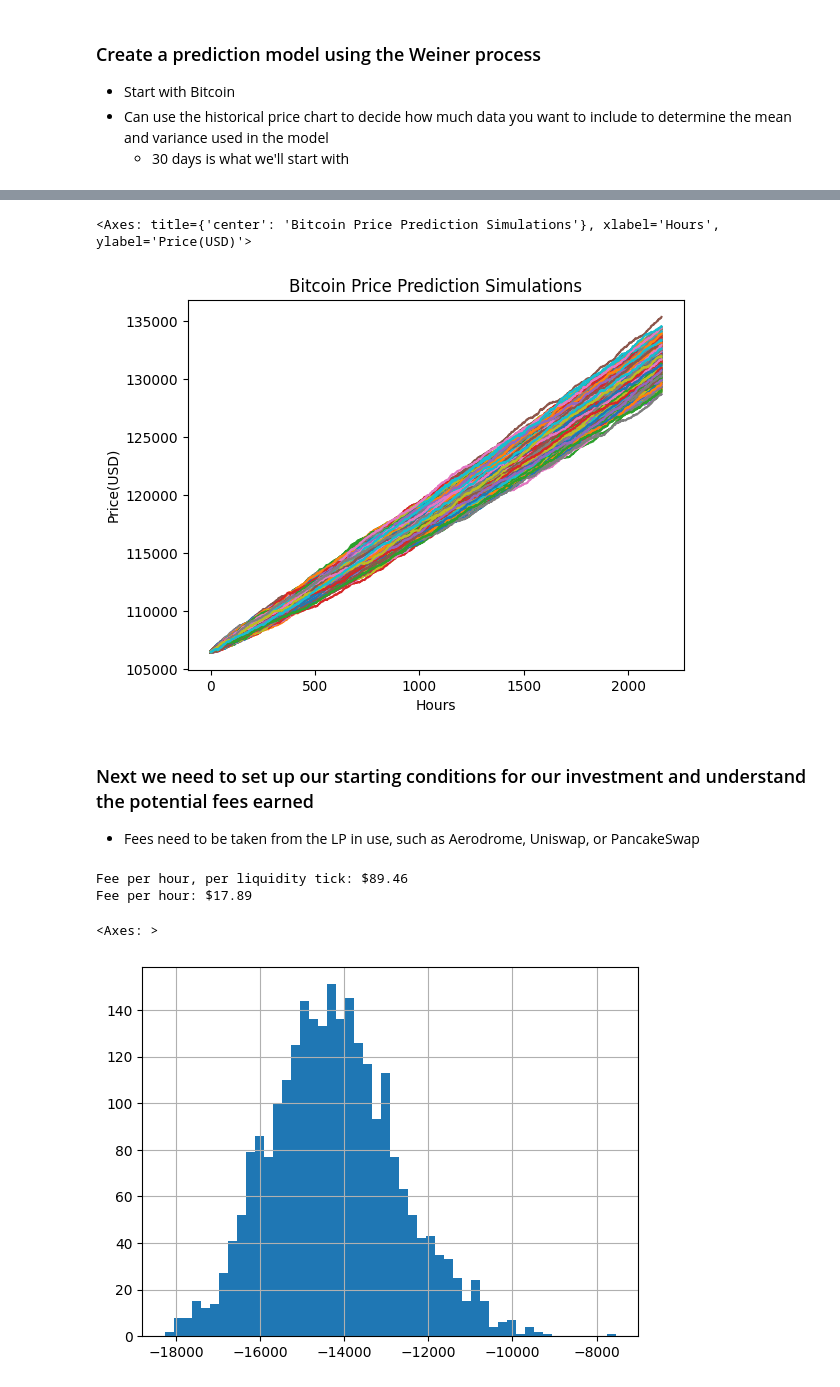
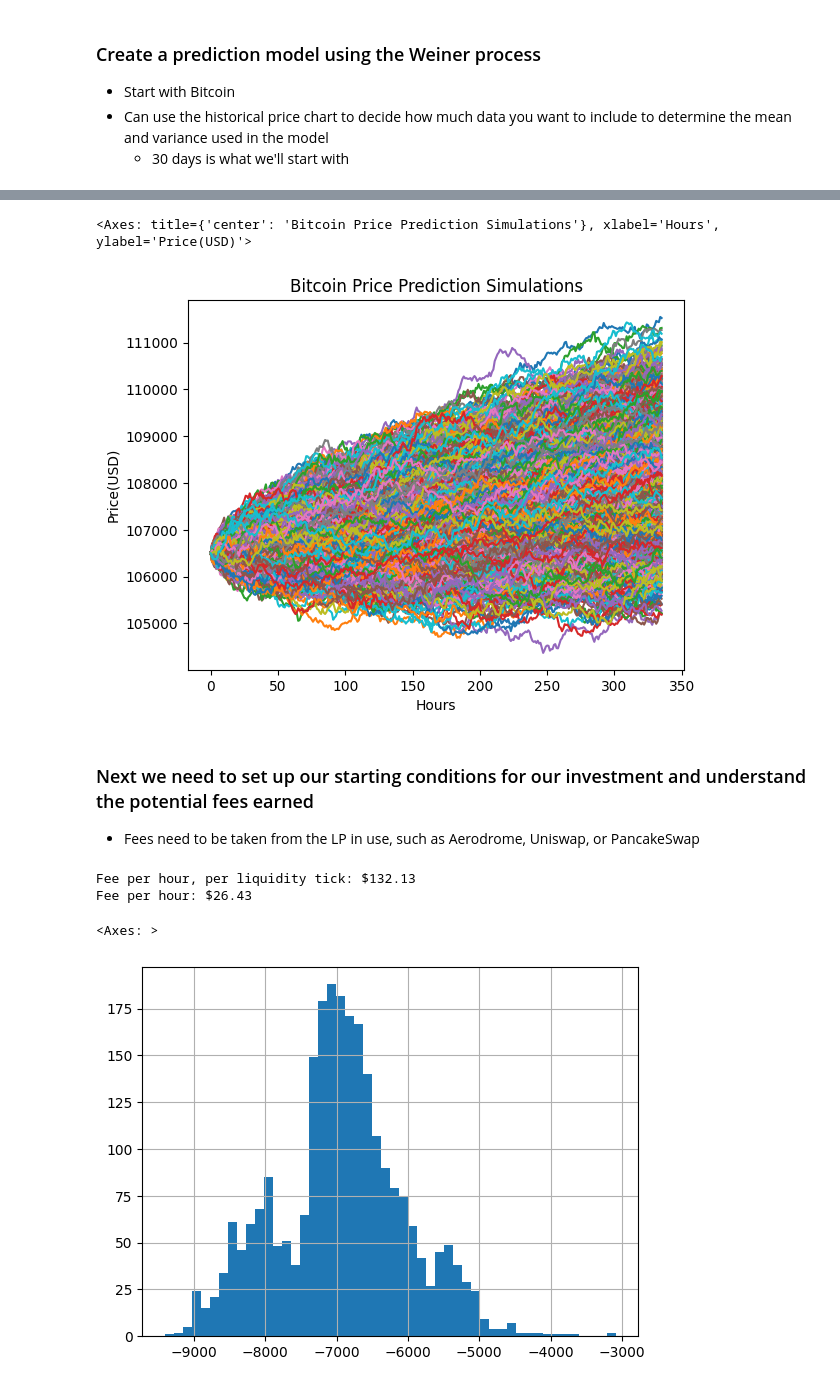
Before and after one commit to webjunk4bill/crypto_playground, a Jupyter notebook: CL_Techniques.ipynb, the cells around one changed output, grey strips where cells are left out. Drawn from its saved outputs; the diff is of its cells as text; code cells hidden in the pictures.

```diff
--- a/CL_Techniques.ipynb
+++ b/CL_Techniques.ipynb
@@ -46,7 +46,7 @@ Try #1
     - 30 days is what we'll start with
 # %%
 # Use Weiner process to get future price predictions
-lookback_days = 30  # Decide how much historical data to use for prediciton input
+lookback_days = 7  # Decide how much historical data to use for prediciton input
 lookback_hours = lookback_days * 24
 data = btc_data.copy().tail(lookback_hours)
 data['gain'] = data['price'].pct_change()
@@ -56,7 +56,7 @@ std_gain = data['gain'].std() * var_multiplier
 
 btc = hc.Token("BTC", 106500)
 iterations = 2500  # Can adjust this for more variance if desired
-predict_days = 90
+predict_days = 14
 predict_hours = predict_days * 24
 b = hc.Brownian()
 predict = []
@@ -85,21 +85,19 @@ plt.show()
 df.plot(legend=False, ylabel='Price(USD)', xlabel='Hours',title='Bitcoin Price Prediction Simulations')
 # %% [output]
 <Axes: title={'center': 'Bitcoin Price Prediction Simulations'}, xlabel='Hours', ylabel='Price(USD)'>
-[figure, old version]
+[figure, new version]
 # %% [markdown]
 ### Next we need to set up our starting conditions for our investment and understand the potential fees earned
 - Fees need to be taken from the LP in use, such as Aerodrome, Uniswap, or PancakeSwap
 # %%
 # cbBTC/USDC Farm stats on Aerodrome
 tick_spacing = 100
-weekly_rewards = 421997
-tvl_rewarded = 2800000  # This can change quite a bit and determines how "concentrated" the pool is
+weekly_rewards = 400652
+tvl_rewarded = 1.8E6  # This can change quite a bit and determines how "concentrated" the pool is
 apr_per_tick = weekly_rewards / tvl_rewarded * 52 * 100
 seed = 100000
 fee_per_hour_per_tick = apr_per_tick / 100 / 365 / 24 * seed
 print(f"Fee per hour, per liquidity tick: ${fee_per_hour_per_tick:.2f}")
-
-
 
 # Decide on ranges to use.
 high_pct = 2
@@ -109,34 +107,34 @@ high_tick = int(high_pct * tick_spacing / 100)
 low_tick = int(low_pct * tick_spacing / 100)
 fee_per_hour = fee_per_hour_per_tick / (high_tick + low_tick + 1)
 print(f"Fee per hour: ${fee_per_hour:.2f}")
 
 # print(df.iloc[:,20])
 # Setup initial position
 # print(btc_usdc)
 
 il = []
 rebalance = True
 for label, sim in df.items():  # Each column is a simulation
     # Set up LP
     btc = hc.Token("BTC", 106500)
     usdc = hc.Token("USDC", 1)
     btc_usdc = hc.LiquidityPool(btc, usdc)
-    btc_usdc.gm_rebalance = True
+    btc_usdc.gm_rebalance = False
     btc_usdc.setup_new_position(seed, low_tick, high_tick)
     for price in sim.iloc[1:].values:  # start after the first hour
         btc.price = price
         btc_usdc.update_token_balances(1/24)
         if btc_usdc.in_range:
             btc_usdc.fees_accrued += fee_per_hour * 0.982  # VFAT charges 1.8% fee on AERO rewards
         elif rebalance:
             btc_usdc.rebalance(low_tick, high_tick)
         else:
             pass
     il.append(btc_usdc.impermanent_loss)
 loss = pd.Series(il)
 loss.hist(bins=50)
 # %% [output]
-Fee per hour, per liquidity tick: $89.46
-Fee per hour: $17.89
+Fee per hour, per liquidity tick: $132.13
+Fee per hour: $26.43
 <Axes: >
-[figure, old version]
+[figure, new version]
```
Also changed, not shown: parts of 3 cells of this notebook.
